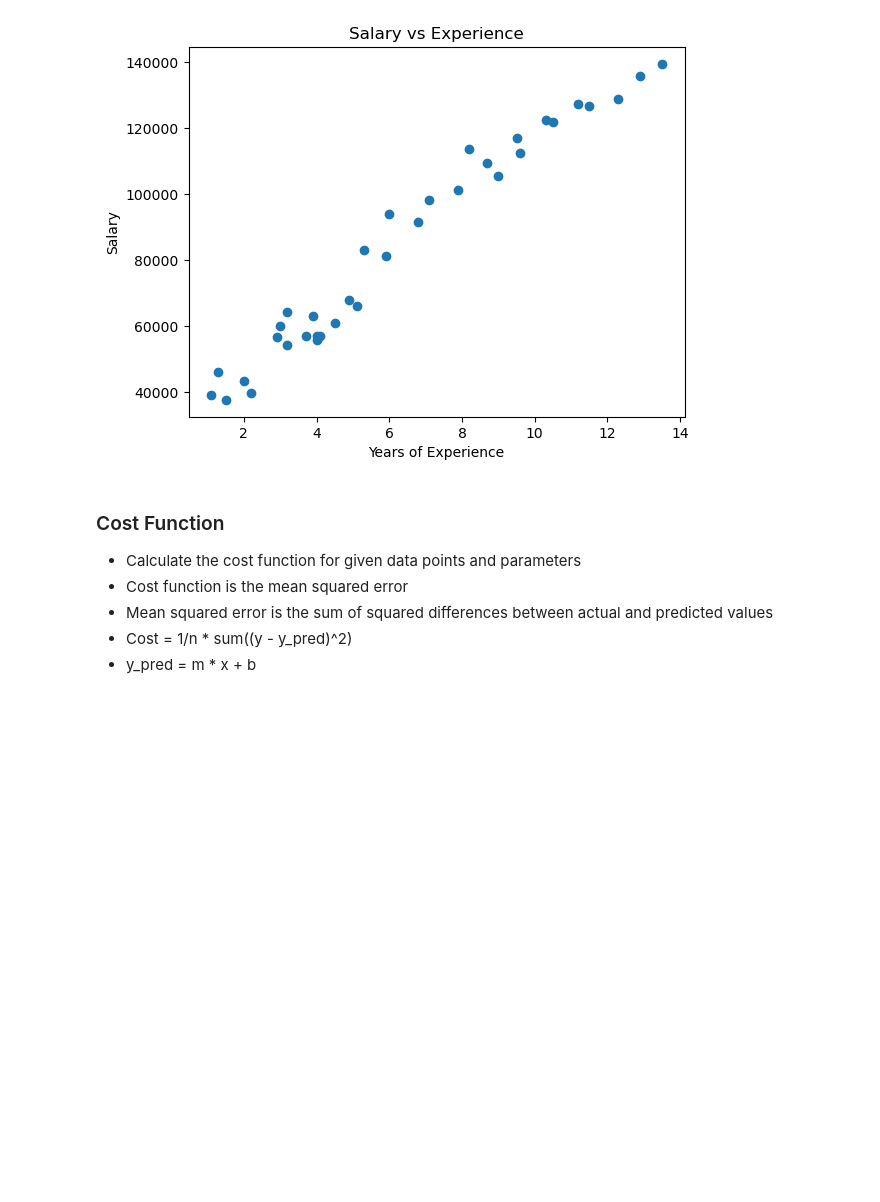
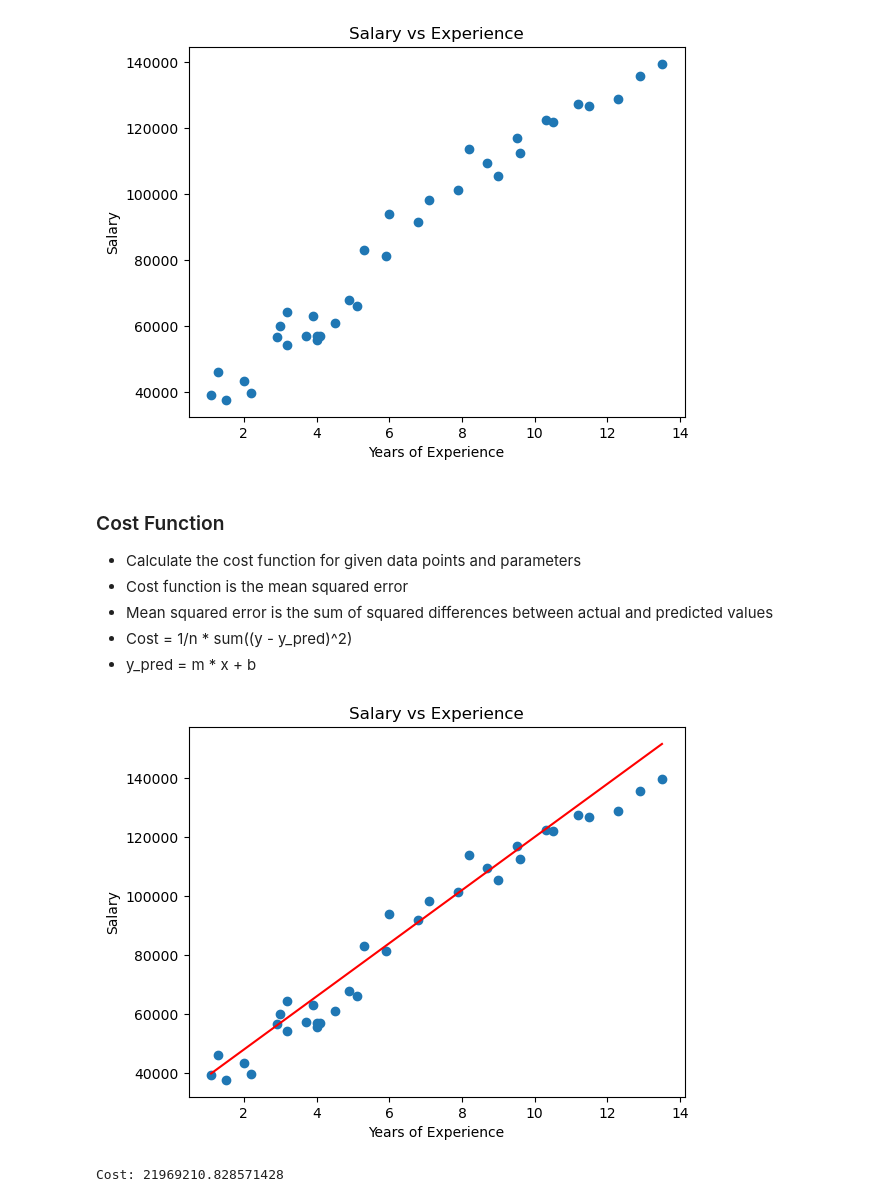
Before and after one commit to shahzadgamedev/MachineLearning, a Jupyter notebook: SupervisedLearning/SalaryExample.ipynb, the cells around one changed output. Cells and saved outputs as stored; diff of their text form; code cells hidden in the pictures; blank space fills up the shorter version.

```diff
--- a/SupervisedLearning/SalaryExample.ipynb
+++ b/SupervisedLearning/SalaryExample.ipynb
@@ -38,3 +38,26 @@ plt.show()
 - Mean squared error is the sum of squared differences between actual and predicted values
 - Cost = 1/n * sum((y - y_pred)^2)
 - y_pred = m * x + b
+# %%
+import SupervisedLearning.Regression.BasicFunctions as basicFunctions
+
+weight = 9000
+bias = 30000
+n = len(x)
+y_pred = np.zeros(n)
+for i in range(n):
+    y_pred[i] = basicFunctions.model(x[i], weight, bias)
+
+cost = basicFunctions.squared_error_cost(y, y_pred)
+
+#plotting the line of prediction vs actual data
+plt.scatter(x, y)
+plt.plot(x, y_pred, color='red')
+plt.title('Salary vs Experience')
+plt.xlabel('Years of Experience')
+plt.ylabel('Salary')
+plt.show()
+print('Cost:', cost)
+# %% [output]
+[figure, added]
+Cost: 21969210.828571428
```
Also changed, not shown: 1 other file.
